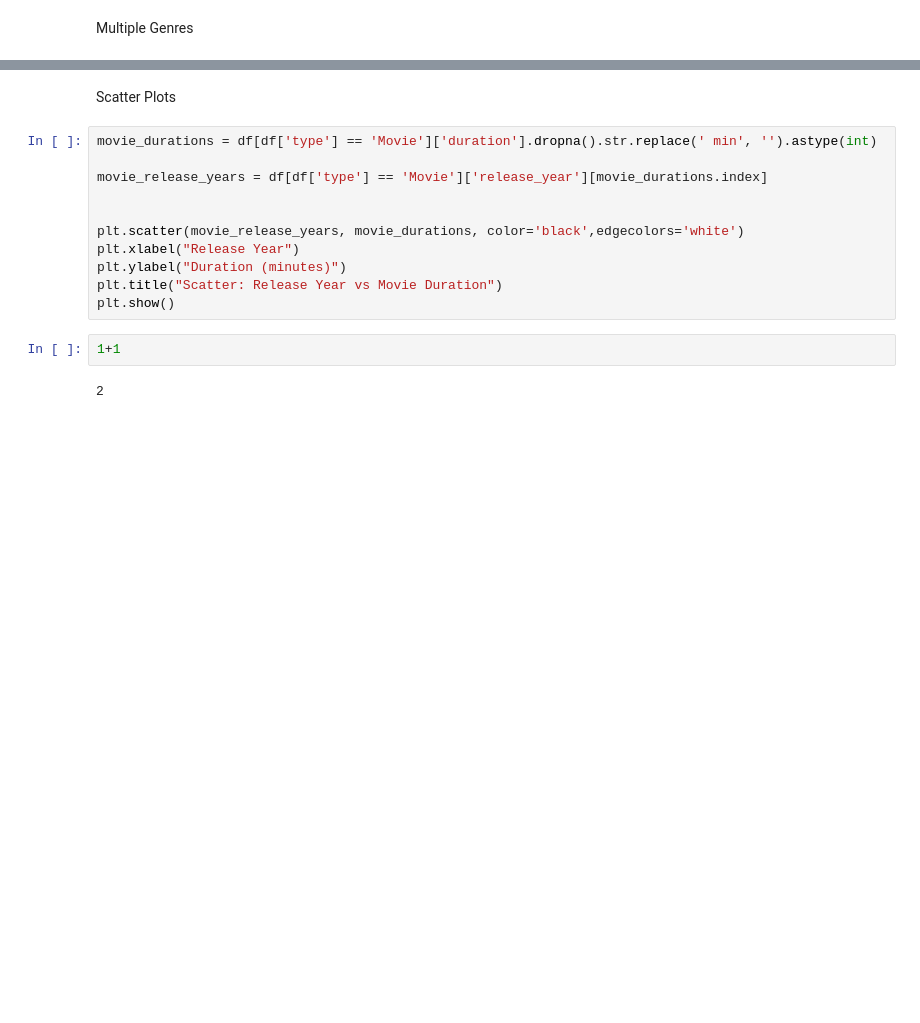
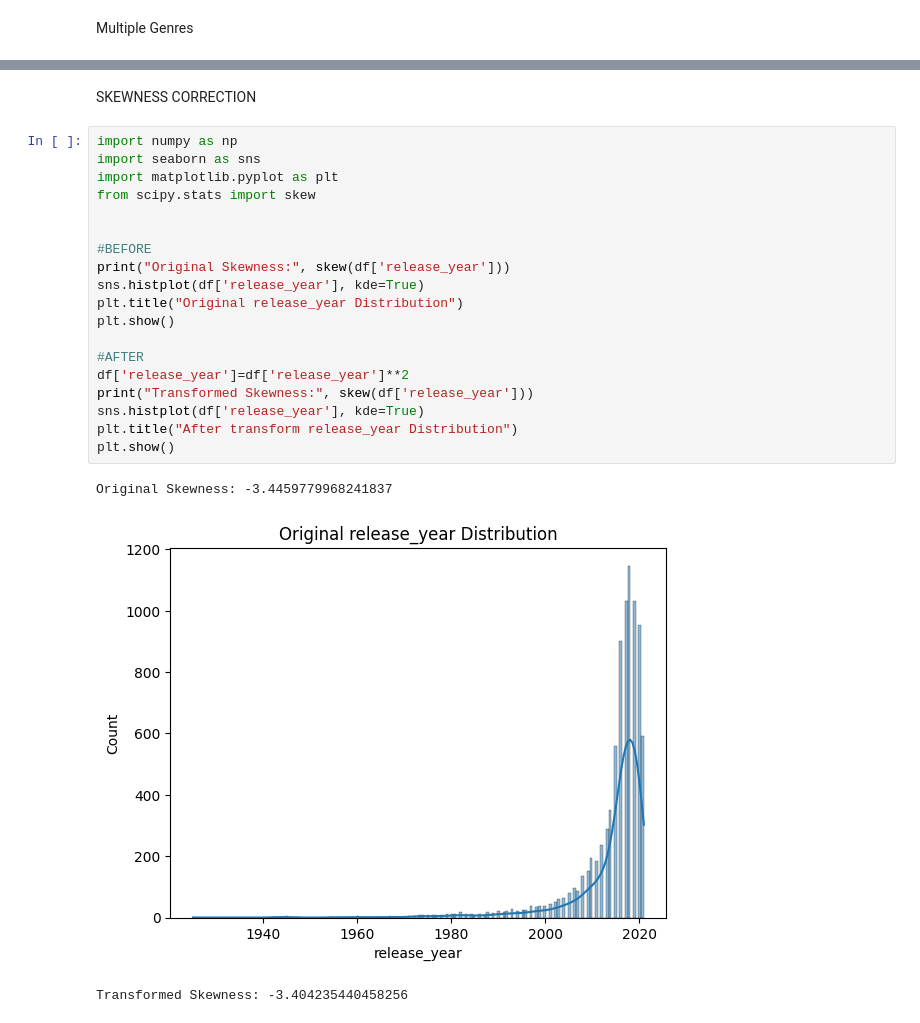
Before and after one commit to NISHAL-AT/NF_EDA, a Jupyter notebook: EDA_2_[29_09_25].ipynb, the cells around one changed output, grey strips where cells are left out. Drawn from its saved outputs; the diff is of its cells as text; blank space fills up the shorter version.

```diff
--- a/EDA_2_[29_09_25].ipynb
+++ b/EDA_2_[29_09_25].ipynb
@@ -466,17 +575,25 @@ plt.show()
-# %% [markdown]
-Scatter Plots
-# %%
-movie_durations = df[df['type'] == 'Movie']['duration'].dropna().str.replace(' min', '').astype(int)
-
-movie_release_years = df[df['type'] == 'Movie']['release_year'][movie_durations.index]
-
-
-plt.scatter(movie_release_years, movie_durations, color='black',edgecolors='white')
-plt.xlabel("Release Year")
-plt.ylabel("Duration (minutes)")
-plt.title("Scatter: Release Year vs Movie Duration")
-plt.show()
-# %%
-1+1
-# %% [output]
-2
+# %% [markdown]
+SKEWNESS CORRECTION
+# %%
+import numpy as np
+import seaborn as sns
+import matplotlib.pyplot as plt
+from scipy.stats import skew
+
+
+#BEFORE
+print("Original Skewness:", skew(df['release_year']))
+sns.histplot(df['release_year'], kde=True)
+plt.title("Original release_year Distribution")
+plt.show()
+
+#AFTER
+df['release_year']=df['release_year']**2
+print("Transformed Skewness:", skew(df['release_year']))
+sns.histplot(df['release_year'], kde=True)
+plt.title("After transform release_year Distribution")
+plt.show()
+# %% [output]
+Original Skewness: -3.4459779968241837
+[figure, added]
+Transformed Skewness: -3.404235440458256
```
Also changed, not shown: parts of 38 cells of this notebook, 3 other files.
